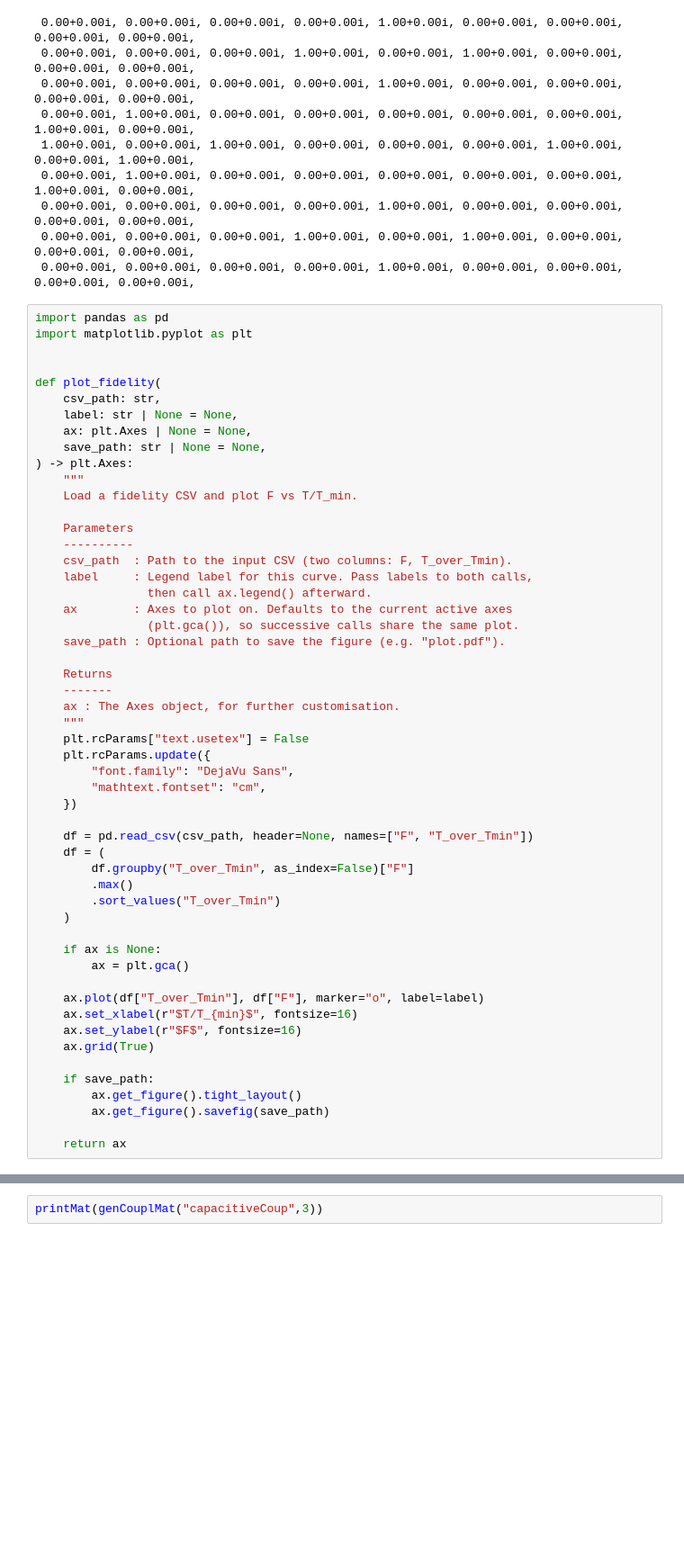
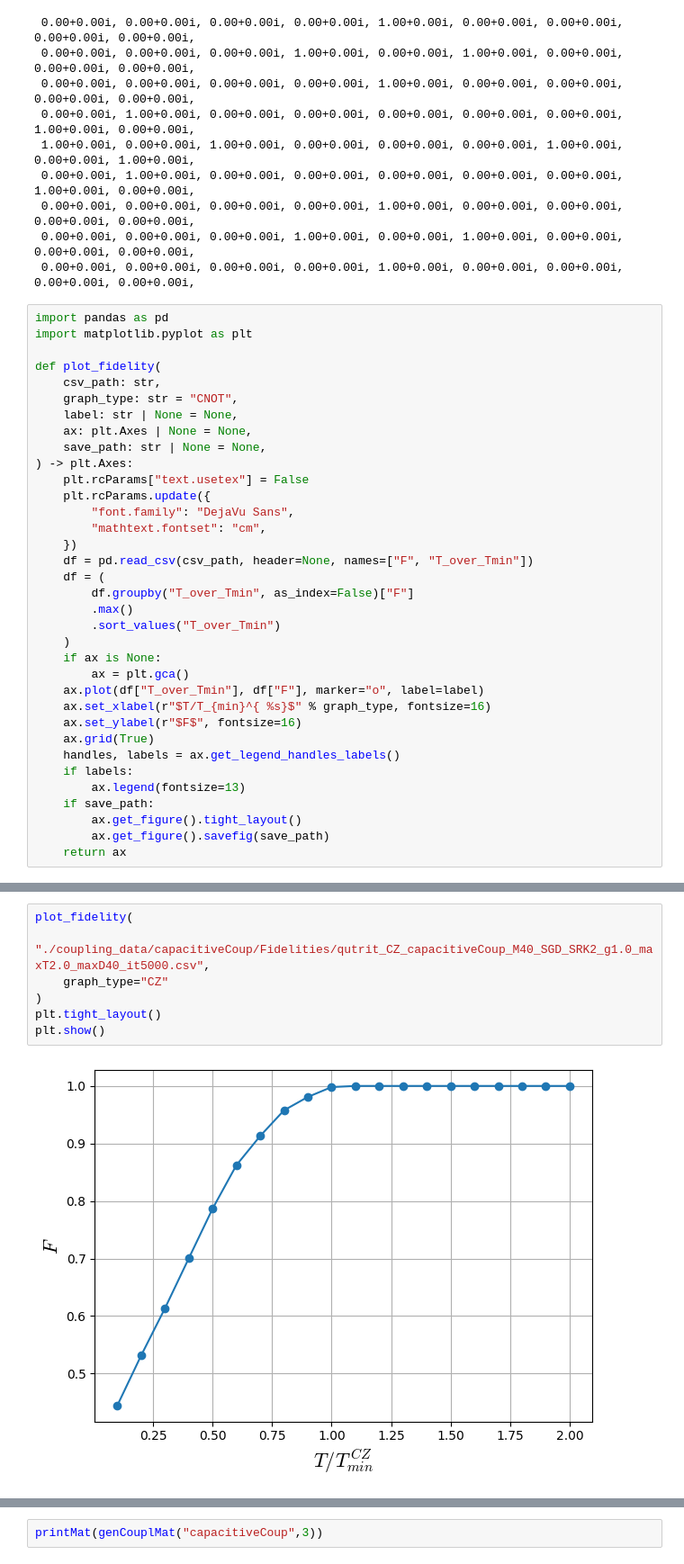
Before and after one commit to b-basyildiz/QuOpt, a Jupyter notebook: Optimal_Control/Testing.ipynb, the cells around one changed output, grey strips where cells are left out. Shown at 90% size. Drawn from its saved outputs; the diff is of its cells as text; blank space fills up the shorter version.

```diff
--- a/Optimal_Control/Testing.ipynb
+++ b/Optimal_Control/Testing.ipynb
@@ -159,53 +155,35 @@ printMat(genCouplMat("capacitiveCoupUnit",3))
 import pandas as pd
 import matplotlib.pyplot as plt
 
-
 def plot_fidelity(
     csv_path: str,
+    graph_type: str = "CNOT",
     label: str | None = None,
     ax: plt.Axes | None = None,
     save_path: str | None = None,
 ) -> plt.Axes:
-    """
-    Load a fidelity CSV and plot F vs T/T_min.
-
-    Parameters
-    ----------
-    csv_path  : Path to the input CSV (two columns: F, T_over_Tmin).
-    label     : Legend label for this curve. Pass labels to both calls,
-                then call ax.legend() afterward.
-    ax        : Axes to plot on. Defaults to the current active axes
-                (plt.gca()), so successive calls share the same plot.
-    save_path : Optional path to save the figure (e.g. "plot.pdf").
-
-    Returns
-    -------
-    ax : The Axes object, for further customisation.
-    """
     plt.rcParams["text.usetex"] = False
     plt.rcParams.update({
         "font.family": "DejaVu Sans",
         "mathtext.fontset": "cm",
     })
-
     df = pd.read_csv(csv_path, header=None, names=["F", "T_over_Tmin"])
     df = (
         df.groupby("T_over_Tmin", as_index=False)["F"]
         .max()
         .sort_values("T_over_Tmin")
     )
-
     if ax is None:
         ax = plt.gca()
-
     ax.plot(df["T_over_Tmin"], df["F"], marker="o", label=label)
-    ax.set_xlabel(r"$T/T_{min}$", fontsize=16)
+    ax.set_xlabel(r"$T/T_{min}^{ %s}$" % graph_type, fontsize=16)
     ax.set_ylabel(r"$F$", fontsize=16)
     ax.grid(True)
-
+    handles, labels = ax.get_legend_handles_labels()
+    if labels:
+        ax.legend(fontsize=13)
     if save_path:
         ax.get_figure().tight_layout()
         ax.get_figure().savefig(save_path)
-
     return ax
 # %%
@@ -224,2 +198,11 @@ plt.show()
+# %%
+plot_fidelity(
+    "./coupling_data/capacitiveCoup/Fidelities/qutrit_CZ_capacitiveCoup_M40_SGD_SRK2_g1.0_maxT2.0_maxD40_it5000.csv",
+    graph_type="CZ"
+)
+plt.tight_layout()
+plt.show()
+# %% [output]
+[figure, added]
 # %%
 #SWAP Data
```
Also changed, not shown: parts of 15 cells of this notebook, 12 other files.
